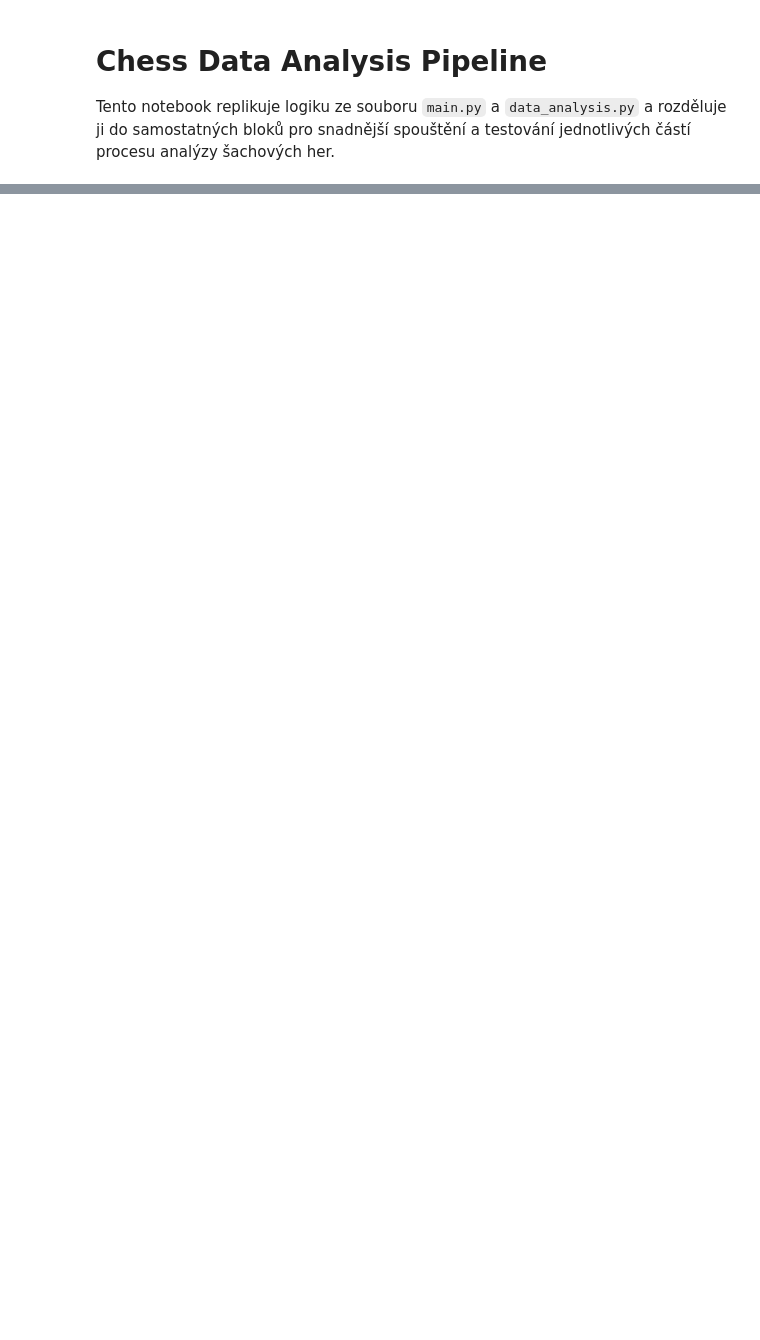
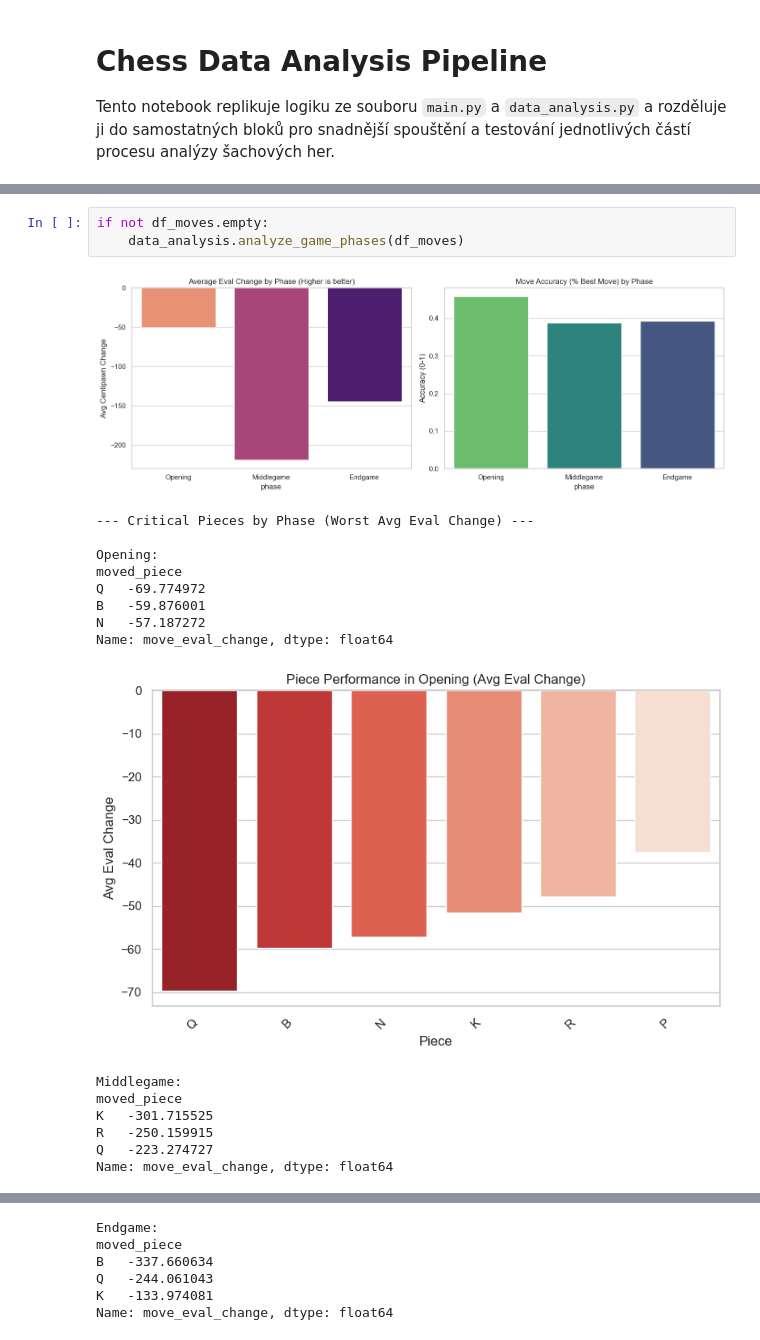
Before and after one commit to havlikviktor/DMB2_semestralni_prace, a Jupyter notebook: main_notebook.ipynb, the cells around one changed output, grey strips where cells are left out. Saved outputs shown, nothing was run; the diff lists cells and outputs as text; blank space fills up the shorter version.

```diff
--- a/main_notebook.ipynb
+++ b/main_notebook.ipynb
@@ -97,0 +121,20 @@ else:
+# %%
+if not df_moves.empty:
+    data_analysis.analyze_game_phases(df_moves)
+# %% [output]
+[figure, added]
+--- Critical Pieces by Phase (Worst Avg Eval Change) ---
+
+Opening:
+moved_piece
+Q   -69.774972
+B   -59.876001
+N   -57.187272
+Name: move_eval_change, dtype: float64
+[figure, added]
+Middlegame:
+moved_piece
+K   -301.715525
+R   -250.159915
+Q   -223.274727
+Name: move_eval_change, dtype: float64
@@ -97,0 +142,6 @@ else:
+Endgame:
+moved_piece
+B   -337.660634
+Q   -244.061043
+K   -133.974081
+Name: move_eval_change, dtype: float64
```
Also changed, not shown: parts of 23 cells of this notebook, 1 other file.
